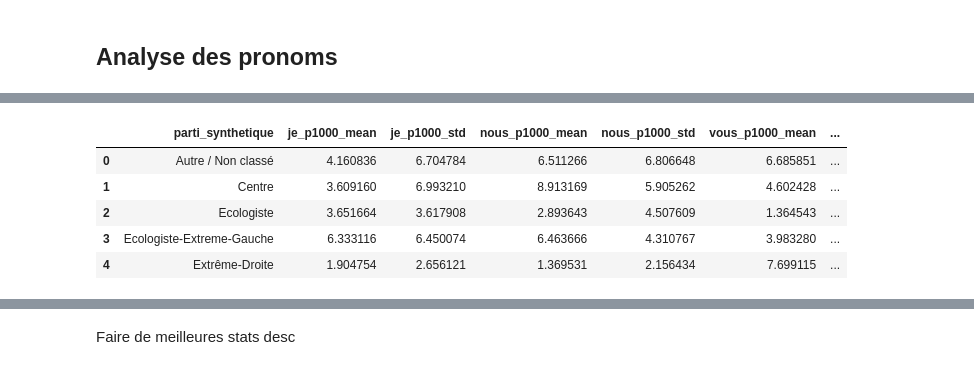
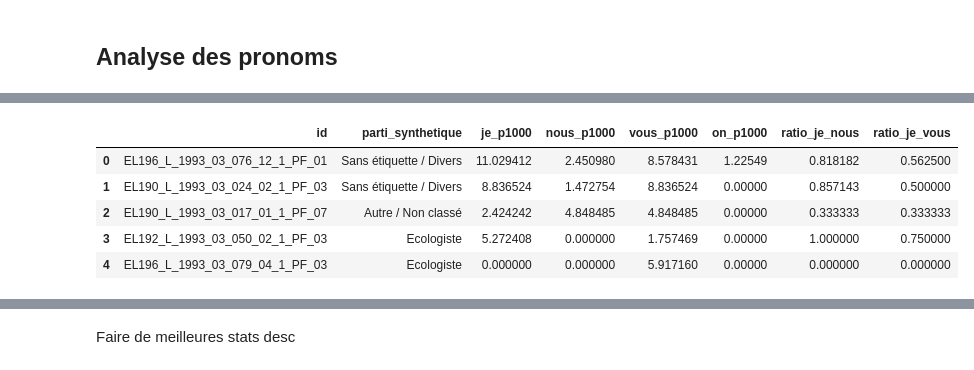
Before and after one commit to itsreivilo/Projet-de-NLP-Olivier, a Jupyter notebook: exploration.ipynb, the cells around one changed output, grey strips where cells are left out. Saved outputs shown, nothing was run; the diff lists cells and outputs as text; code cells hidden in the pictures.

```diff
--- a/exploration.ipynb
+++ b/exploration.ipynb
@@ -356,14 +341,17 @@ transcriptions_analysis = pd.concat([transcriptions[['id', 'parti_synthetique']]
+# %%
+pronoms_stats = pd.DataFrame(resultats, index=transcriptions['texte_nettoye'].index)
+transcriptions_analysis = pd.concat([transcriptions, pronoms_stats], axis=1)
+transcriptions_analysis = transcriptions_analysis.drop(columns = ['text', 'annee', 'titulaire-soutien', 'texte_nettoye'])
+transcriptions_analysis.head()
+# %% [output]
+|  | id | parti_synthetique | je_p1000 | nous_p1000 | vous_p1000 | on_p1000 | ratio_je_nous | ratio_je_vous |
+| 0 | EL196_L_1993_03_076_12_1_PF_01 | Sans étiquette / Divers | 11.029412 | 2.450980 | 8.578431 | 1.22549 | 0.818182 | 0.562500 |
+| 1 | EL190_L_1993_03_024_02_1_PF_03 | Sans étiquette / Divers | 8.836524 | 1.472754 | 8.836524 | 0.00000 | 0.857143 | 0.500000 |
+| 2 | EL190_L_1993_03_017_01_1_PF_07 | Autre / Non classé | 2.424242 | 4.848485 | 4.848485 | 0.00000 | 0.333333 | 0.333333 |
+| 3 | EL192_L_1993_03_050_02_1_PF_03 | Ecologiste | 5.272408 | 0.000000 | 1.757469 | 0.00000 | 1.000000 | 0.750000 |
+| 4 | EL196_L_1993_03_079_04_1_PF_03 | Ecologiste | 0.000000 | 0.000000 | 5.917160 | 0.00000 | 0.000000 | 0.000000 |
 # %%
 cols_scores = ['je_p1000', 'nous_p1000', 'vous_p1000', 'on_p1000', 'ratio_je_nous', 'ratio_je_vous']
 agg_stats = transcriptions_analysis.groupby('parti_synthetique')[cols_scores].agg(['mean', 'std']).reset_index()
 agg_stats.columns = [f"{col[0]}_{col[1]}" if col[1] != '' else col[0] for col in agg_stats.columns]
-
-agg_stats.head()
-# %% [output]
-|  | parti_synthetique | je_p1000_mean | je_p1000_std | nous_p1000_mean | nous_p1000_std | vous_p1000_mean | ... |
-| 0 | Autre / Non classé | 4.160836 | 6.704784 | 6.511266 | 6.806648 | 6.685851 | ... |
-| 1 | Centre | 3.609160 | 6.993210 | 8.913169 | 5.905262 | 4.602428 | ... |
-| 2 | Ecologiste | 3.651664 | 3.617908 | 2.893643 | 4.507609 | 1.364543 | ... |
-| 3 | Ecologiste-Extreme-Gauche | 6.333116 | 6.450074 | 6.463666 | 4.310767 | 3.983280 | ... |
-| 4 | Extrême-Droite | 1.904754 | 2.656121 | 1.369531 | 2.156434 | 7.699115 | ... |
 # %%
```
Also changed, not shown: parts of 15 cells of this notebook.
